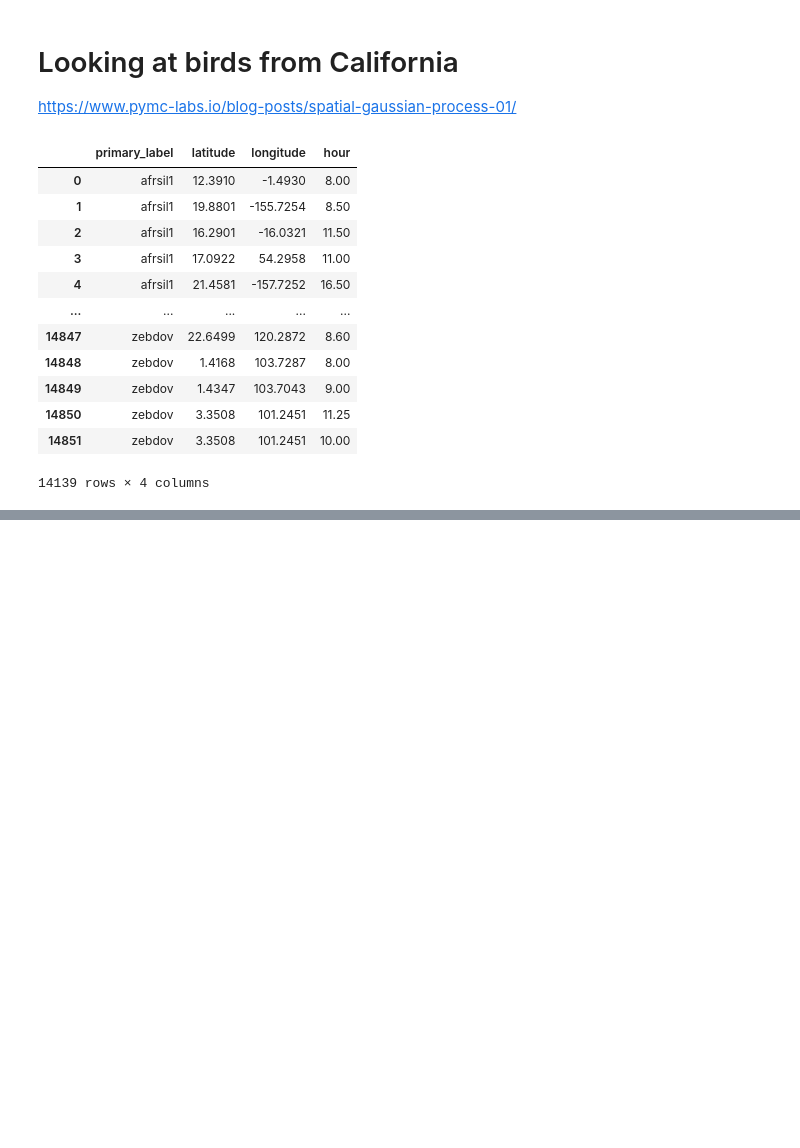
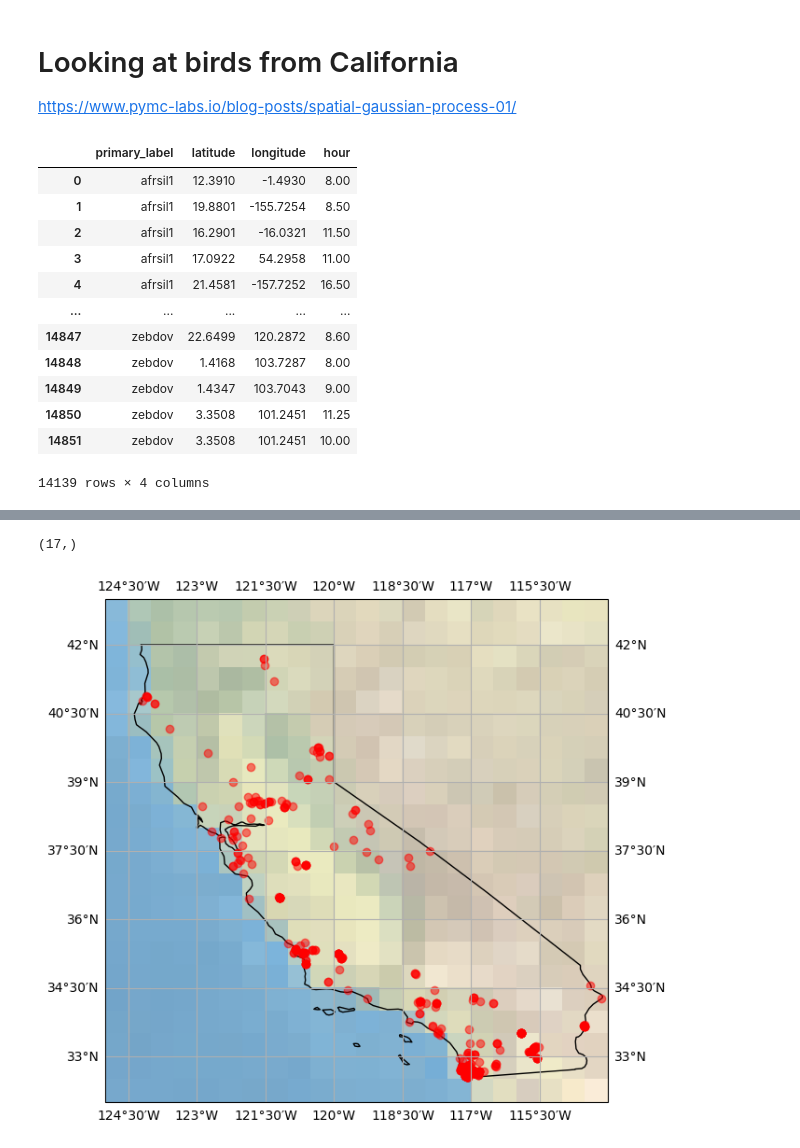
Before and after one commit to acmiyaguchi/iyse4620-birdcall-distributions, a Jupyter notebook: notebooks/2022-10-21-latlon.ipynb, the cells around one changed output, grey strips where cells are left out. Cells and saved outputs as stored; diff of their text form; code cells hidden in the pictures; blank space fills up the shorter version.

```diff
--- a/notebooks/2022-10-21-latlon.ipynb
+++ b/notebooks/2022-10-21-latlon.ipynb
@@ -36,0 +110,34 @@ subset
+# %%
+species_subset = ca_df.primary_label.value_counts() > 10
+species_subset = species_subset[species_subset].index
+species_subset.shape
+# %% [output]
+(17,)
+# %%
+fig = plt.figure(figsize=(12, 7))
+projection = ccrs.PlateCarree()
+ax = plt.axes(projection=projection)
+ax.add_feature(
+    cfeature.ShapelyFeature([california.geometry], projection),
+    edgecolor="k",
+    facecolor=(1, 1, 1, 0),
+)
+
+# add points from the california subset
+for i, row in ca_df[ca_df.primary_label.isin(species_subset)].iterrows():
+    ax.plot(
+        row.longitude,
+        row.latitude,
+        "o",
+        color="r",
+        transform=ccrs.PlateCarree(),
+        alpha=0.5,
+    )
+
+ax.stock_img()
+ax.set_xlim([-125, -114])
+ax.set_ylim([32, 43])
+ax.gridlines(draw_labels=True, dms=True, x_inline=False, y_inline=False)
+plt.show()
+# %% [output]
+[figure, added]
```
Also changed, not shown: parts of 15 cells of this notebook, 3 other files.
